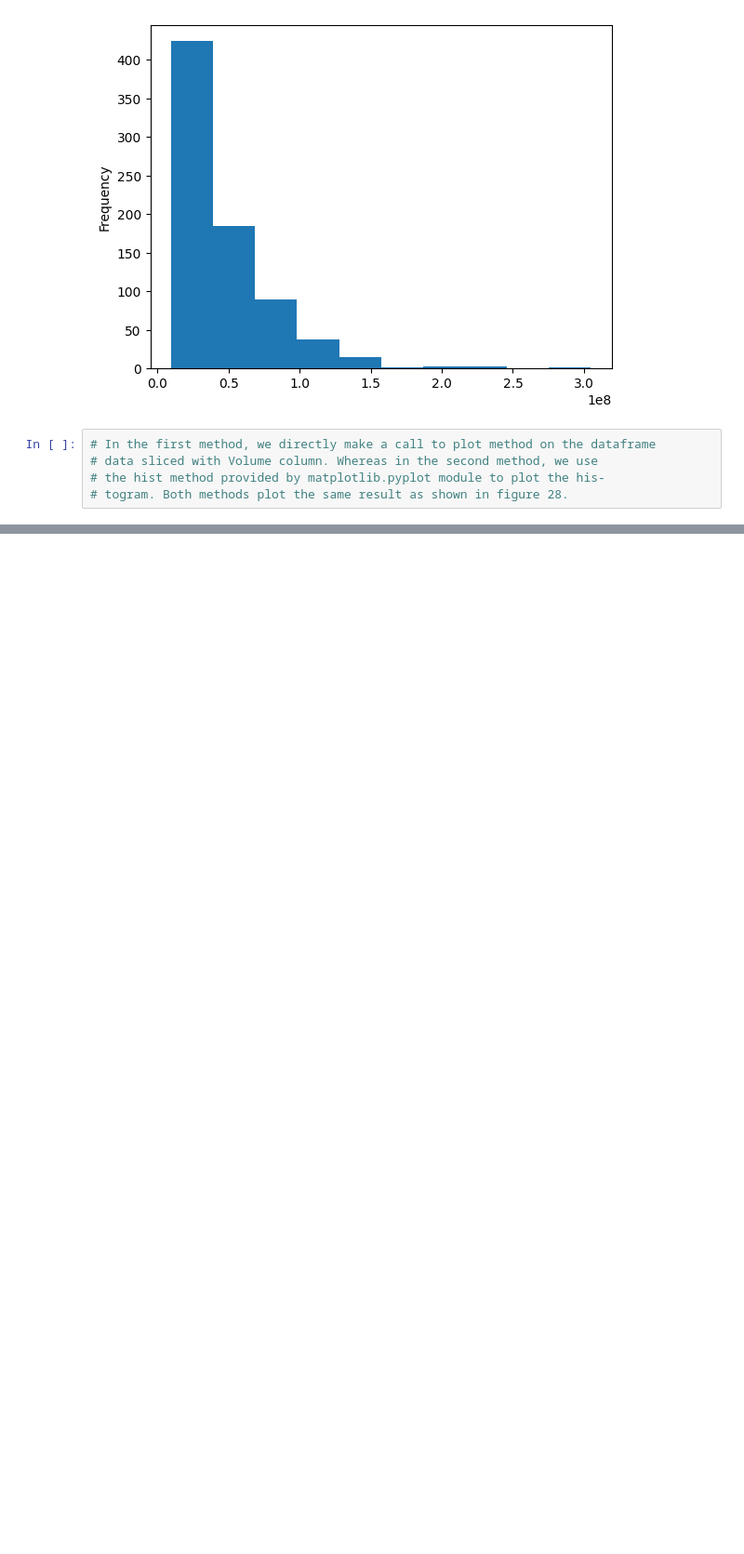
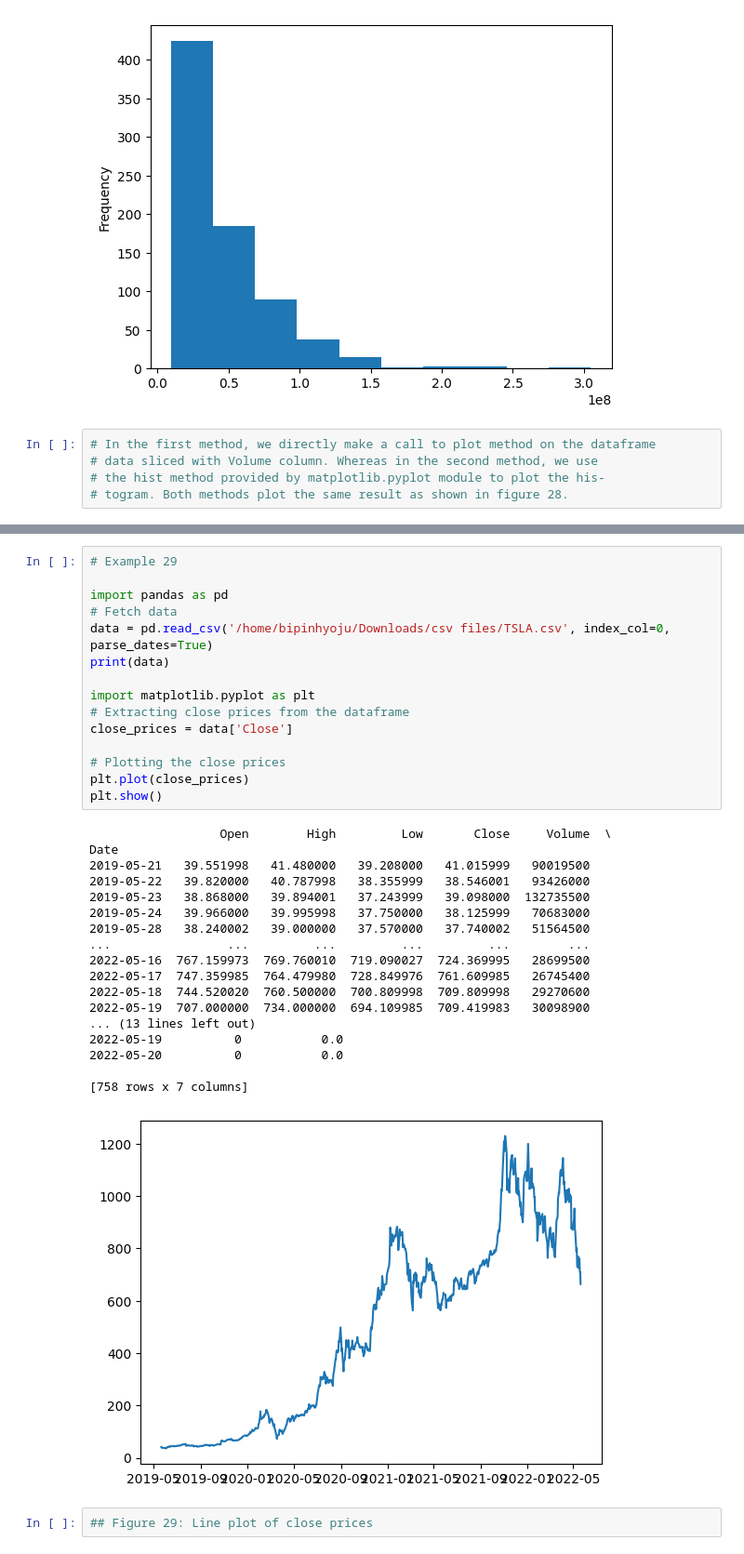
Before and after one commit to gr8bipin/python_basics_finance, a Jupyter notebook: matplotlib.ipynb, the cells around one changed output, grey strips where cells are left out. Shown at 93% size. Drawn from its saved outputs; the diff is of its cells as text; blank space fills up the shorter version.

```diff
--- a/matplotlib.ipynb
+++ b/matplotlib.ipynb
@@ -843,0 +853,37 @@ plt.show()
+# %%
+# Example 29
+
+import pandas as pd
+# Fetch data
+data = pd.read_csv('/home/bipinhyoju/Downloads/csv files/TSLA.csv', index_col=0,
+parse_dates=True)
+print(data)
+
+import matplotlib.pyplot as plt
+# Extracting close prices from the dataframe
+close_prices = data['Close']
+
+# Plotting the close prices
+plt.plot(close_prices)
+plt.show()
+# %% [output]
+                  Open        High         Low       Close     Volume  \
+Date
+2019-05-21   39.551998   41.480000   39.208000   41.015999   90019500
+2019-05-22   39.820000   40.787998   38.355999   38.546001   93426000
+2019-05-23   38.868000   39.894001   37.243999   39.098000  132735500
+2019-05-24   39.966000   39.995998   37.750000   38.125999   70683000
+2019-05-28   38.240002   39.000000   37.570000   37.740002   51564500
+...                ...         ...         ...         ...        ...
+2022-05-16  767.159973  769.760010  719.090027  724.369995   28699500
+2022-05-17  747.359985  764.479980  728.849976  761.609985   26745400
+2022-05-18  744.520020  760.500000  700.809998  709.809998   29270600
+2022-05-19  707.000000  734.000000  694.109985  709.419983   30098900
+... (13 lines left out)
+2022-05-19          0           0.0
+2022-05-20          0           0.0
+
+[758 rows x 7 columns]
+[figure, added]
+# %%
+## Figure 29: Line plot of close prices
```
Also changed, not shown: parts of 60 cells of this notebook.
